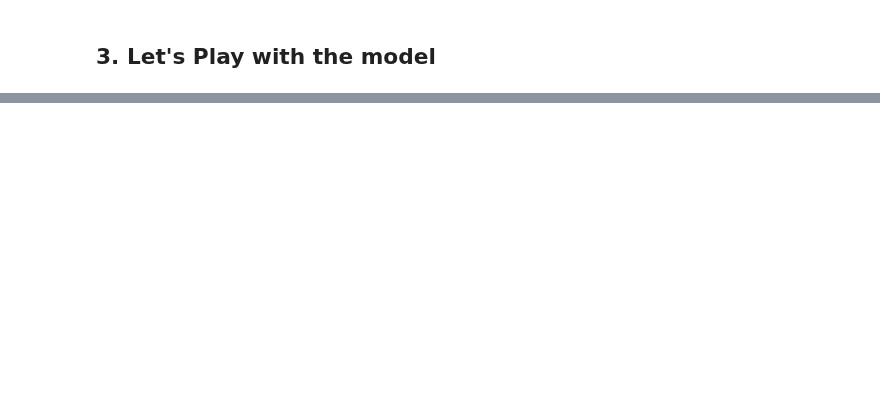
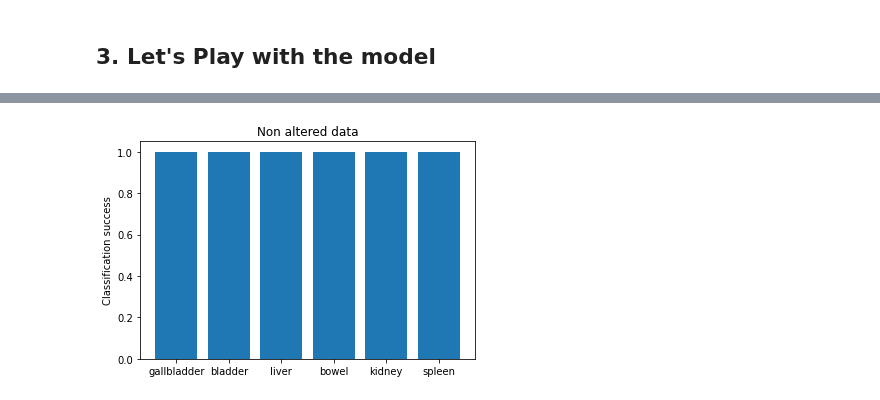
Before and after one commit to Juanki0396/TFG, a Jupyter notebook: IA_Ultrasounds.ipynb, the cells around one changed output, grey strips where cells are left out. Saved outputs shown, nothing was run; the diff lists cells and outputs as text; code cells hidden in the pictures; blank space fills up the shorter version.

```diff
--- a/IA_Ultrasounds.ipynb
+++ b/IA_Ultrasounds.ipynb
@@ -147,0 +174,5 @@ Text(0.5, 1.0, 'Non altered data')
+# %%
+train_data, validation_data = split_us_dataset(data, labels=labels.keys(), validation_fraction=0.2)
+get_validation_stats(validation_data, "Non altered data")
+# %% [output]
+[figure, added]
```
Also changed, not shown: parts of 13 cells of this notebook, 4 other files.
